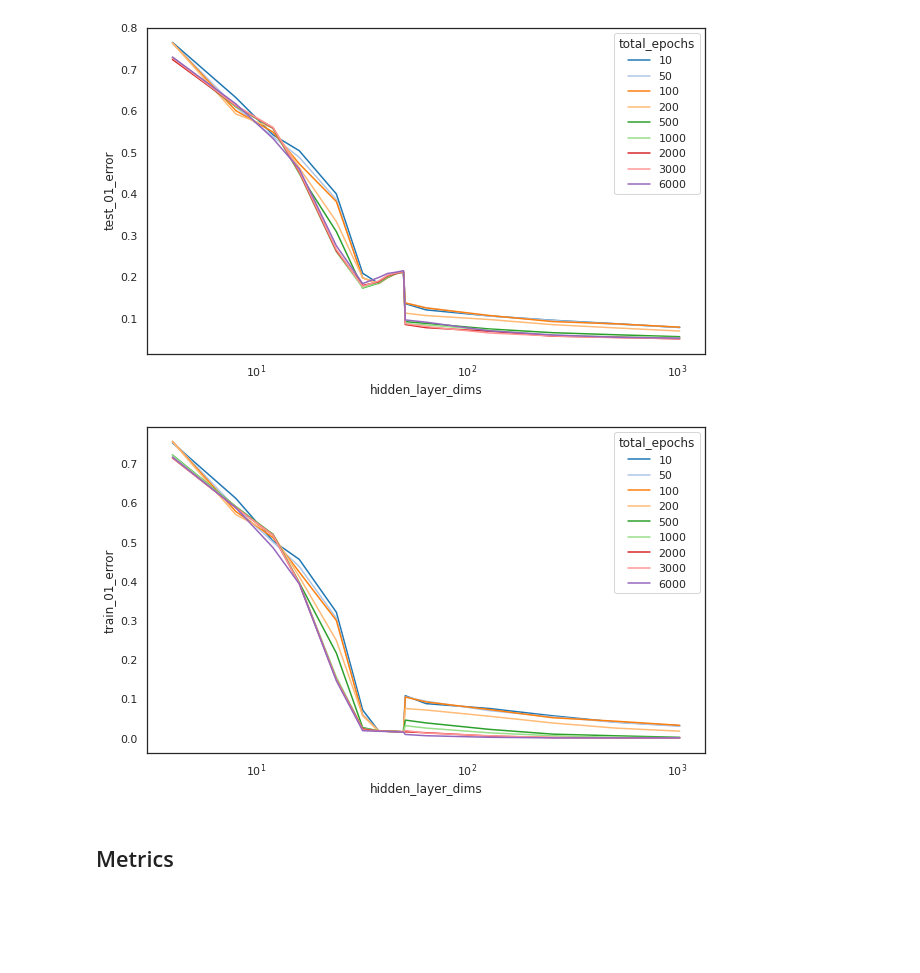
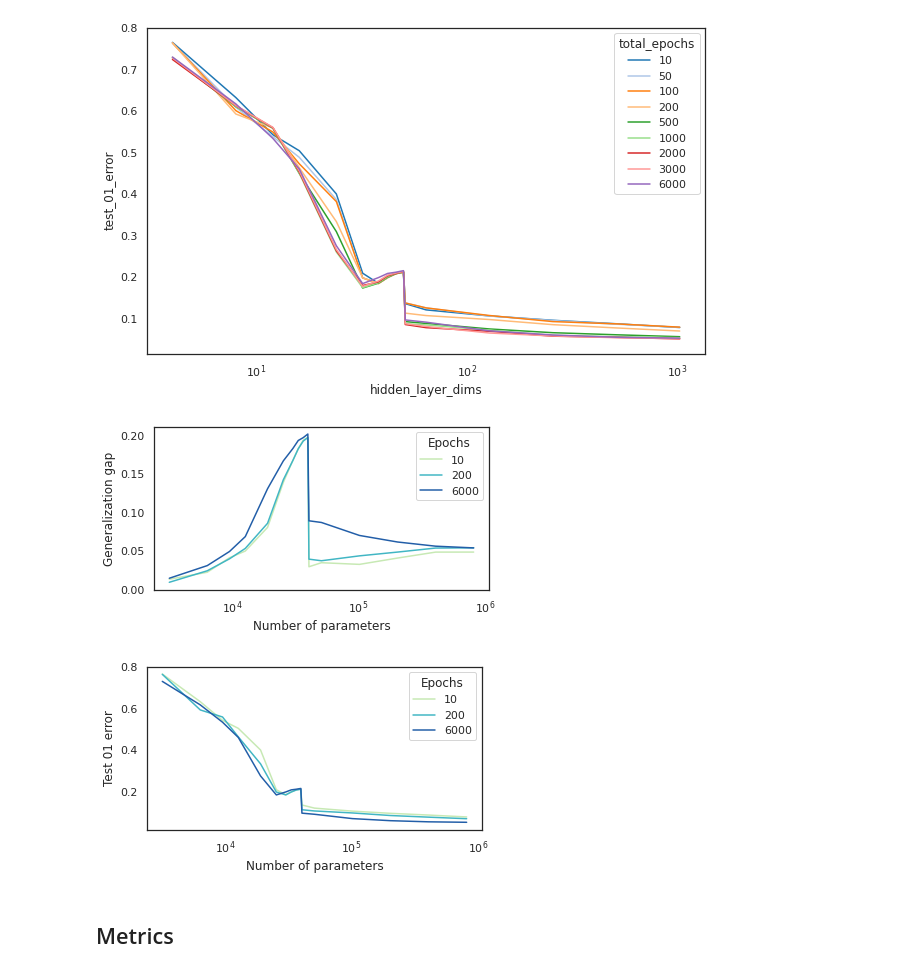
Before and after one commit to rflperry/double_descent, a Jupyter notebook: experiments/nn_epoch_vs_size.ipynb, the cells around one changed output. Cells and saved outputs as stored; diff of their text form; code cells hidden in the pictures; blank space fills up the shorter version.

Commit message:
belkin epoch plots

```diff
--- a/experiments/nn_epoch_vs_size.ipynb
+++ b/experiments/nn_epoch_vs_size.ipynb
@@ -145,15 +145,46 @@ plt.xscale('log')
 plt.show()
 # %% [output]
 [figure]
+# %%
+fig, ax = plt.subplots(1, 1, figsize=(6, 3))
+sns.lineplot(
+    data=df[df['total_epochs'].isin([10, 200, 6000])],
+    hue='total_epochs',
+    y="generalization_gap",
+    x='n_parameters',
+    palette=["#c7e9b4", "#41b6c4", "#225ea8"],
+    ax=ax,
+    legend=False,
+    ci=None)
+plt.xscale('log')
+plt.xlabel('Number of parameters')
+plt.ylabel('Generalization gap')
+plt.xscale('log')
+plt.legend(title='Epochs', labels=[10, 200, 6000])
+plt.savefig('./figures/relu_regressor_gen_epochs_belkin.pdf')
+plt.show()
+# %% [output]
+[figure, added]
 # %%
-fig, ax = plt.subplots(1, 1, figsize=(10, 6))
+fig, ax = plt.subplots(1, 1, figsize=(6, 3))
 sns.lineplot(
-    data=df, hue='total_epochs', y=train_error,
-    x='hidden_layer_dims', palette='tab20', ax=ax, ci=None)
+    data=df[df['total_epochs'].isin([10, 200, 6000])],
+    hue='total_epochs',
+    y=test_error,
+    x='n_parameters',
+    palette=["#c7e9b4", "#41b6c4", "#225ea8"],
+    ax=ax,
+    legend=False,
+    ci=None)
 plt.xscale('log')
+plt.xlabel('Number of parameters')
+plt.ylabel('Test 01 error')
+plt.xscale('log')
+plt.legend(title='Epochs', labels=[10, 200, 6000])
+plt.savefig('./figures/relu_regressor_test_epochs_belkin.pdf')
 plt.show()
 # %% [output]
-[figure, old version]
+[figure, new version]
 # %% [markdown]
 ## Metrics
 # %%
```
Also changed, not shown: 4 other files.
